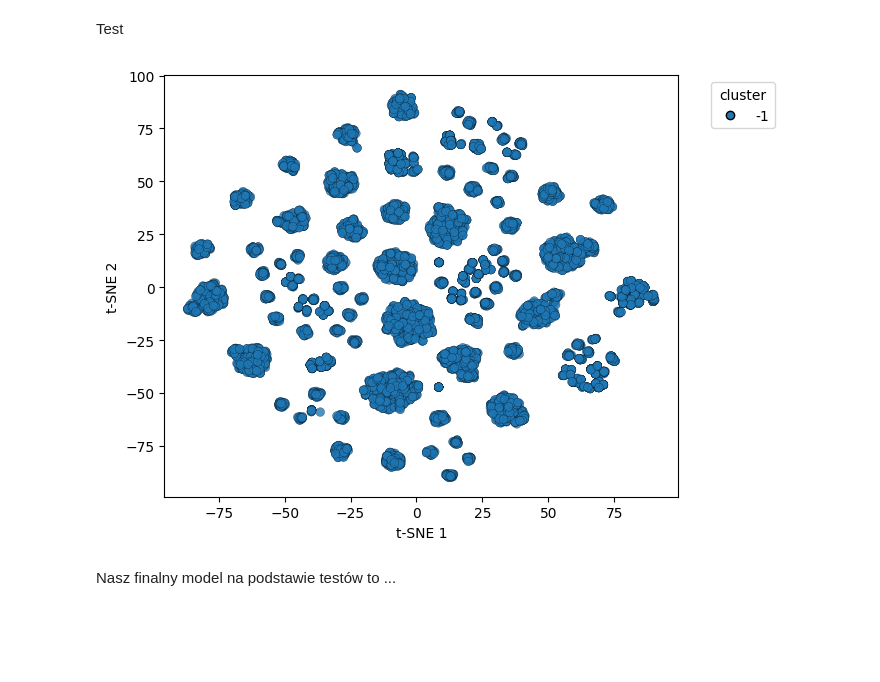
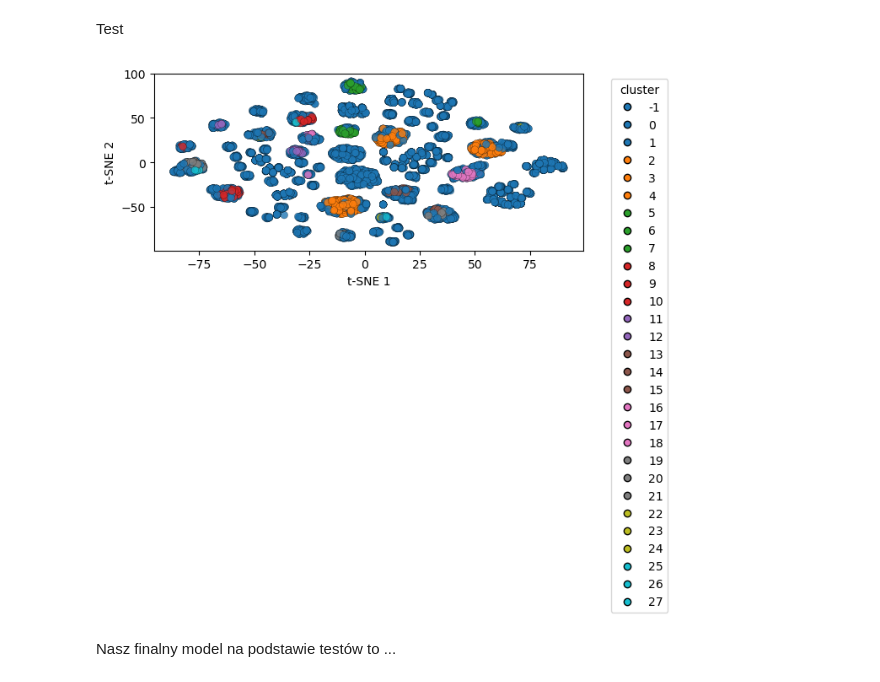
Before and after one commit to andrzejewskimaciej/ML_Intro_Projects, a Jupyter notebook: Project 2 - clustering/05_Testing.ipynb, the cells around one changed output. Cells and saved outputs as stored; diff of their text form; code cells hidden in the pictures; blank space fills up the shorter version.

```diff
--- a/Project 2 - clustering/05_Testing.ipynb
+++ b/Project 2 - clustering/05_Testing.ipynb
@@ -193,10 +230,10 @@ tsne_plot(X_test, y=y_test)
 # %% [markdown]
 Train
 # %%
-params={'eps': 0.03, 'min_samples': 5}
+params={'eps': 0.03, 'min_samples': 10, 'metric' : 'precomputed'}
 
 dbscan = DBSCAN(**params)
-predicted_train=dbscan.fit_predict(X_train)
+predicted_train=dbscan.fit_predict(X_train_gower)
 
 tsne_plot(X_train, y=predicted_train)
 # %% [output]
@@ -204,10 +241,10 @@ tsne_plot(X_train, y=predicted_train)
 # %% [markdown]
 Test
 # %%
-predicted_test = dbscan.fit_predict(X_test)
+predicted_test = dbscan.fit_predict(X_test_gower)
 tsne_plot(X_test, y=predicted_test)
 # %% [output]
-[figure, old version]
+[figure, new version]
 # %% [markdown]
 Nasz finalny model na podstawie testów to ...
 # %% [markdown]
```
Also changed, not shown: parts of 15 cells of this notebook, 3 other files.
